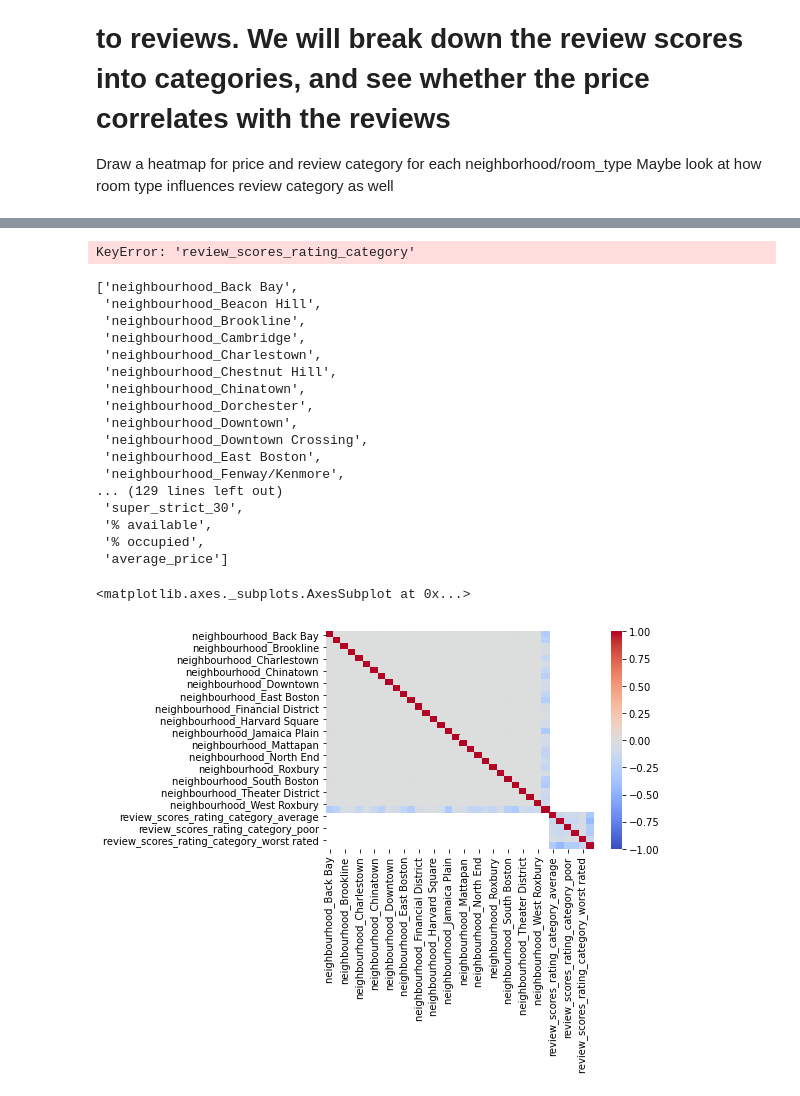
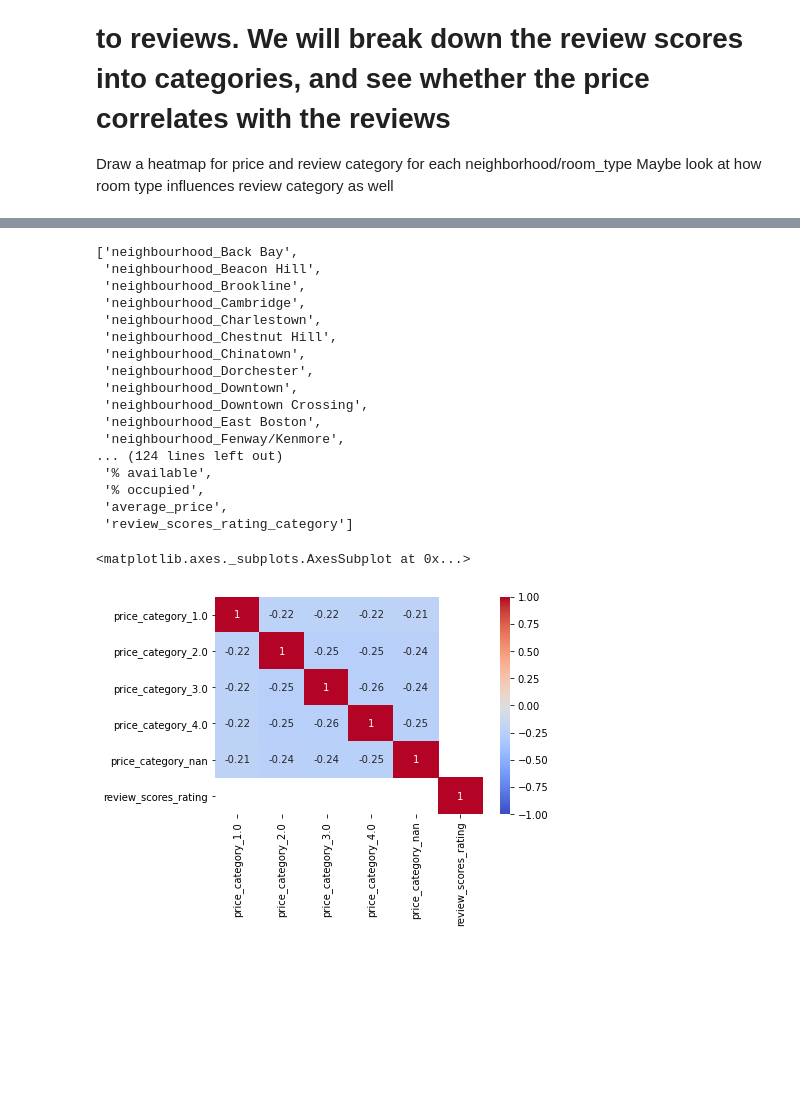
Before and after one commit to ogurashi/Boston-AirBnB-Analysis, a Jupyter notebook: rentals.ipynb, the cells around one changed output, grey strips where cells are left out. Drawn from its saved outputs; the diff is of its cells as text; code cells hidden in the pictures; blank space fills up the shorter version.

```diff
--- a/rentals.ipynb
+++ b/rentals.ipynb
@@ -599,12 +604,10 @@ def dummy_column_creator(df,column_name,dummyna=True):
     temp = pd.get_dummies(df[column_name],drop_first = True,dummy_na=dummyna,prefix=column_name)
     return pd.concat([temp,df.loc[:,df.columns!=column_name]])
 listings.loc[:,'price_category'] = listings['average_price'].apply(lambda price: price_category_mapping(price,quantile_values))
-listings = dummy_column_creator(listings,'review_scores_rating_category')
+#listings = dummy_column_creator(listings,'review_scores_rating_category')
 listings = dummy_column_creator(listings,'price_category')
 listings = dummy_column_creator(listings,'room_type')
 listings = dummy_column_creator(listings,'neighbourhood')
-# %% [output]
-KeyError: 'review_scores_rating_category'
 # %%
 listings['instant_bookable'].replace(np.nan,0,inplace=True)
 listings['instant_bookable'].replace('f',0,inplace=True)
@@ -624,8 +627,8 @@ list(listings.columns)
  'neighbourhood_Downtown Crossing',
  'neighbourhood_East Boston',
  'neighbourhood_Fenway/Kenmore',
-... (129 lines left out)
- 'super_strict_30',
+... (124 lines left out)
  '% available',
  '% occupied',
- 'average_price']
+ 'average_price',
+ 'review_scores_rating_category']
@@ -677,13 +635,20 @@ columns_to_study = ['neighbourhood_Back Bay',
+# %%
+columns_to_study = [ 'price_category_1.0',
+ 'price_category_2.0',
+ 'price_category_3.0',
+ 'price_category_4.0',
+ 'price_category_nan',
+ 'review_scores_rating']
 # %%
 #based on https://towardsdatascience.com/formatting-tips-for-correlation-heatmaps-in-seaborn-4478ef15d87f
 myBasicCorr = listings[columns_to_study].corr()
 
 #mask = np.zeros(myBasicCorr.shape, dtype=bool)
 #mask[np.triu_indices(len(mask))] = True
-sns.heatmap(myBasicCorr,vmin = -1, vmax = 1, center = 0, cmap = 'coolwarm', annot = False)#, mask = mask)
+sns.heatmap(myBasicCorr,vmin = -1, vmax = 1, center = 0, cmap = 'coolwarm', annot = True)#, mask = mask)
 # %% [output]
 <matplotlib.axes._subplots.AxesSubplot at 0x...>
-[figure, old version]
+[figure, new version]
 # %%
 columns_to_study = [
      'room_type_Private room',
```
Also changed, not shown: parts of 8 cells of this notebook.
